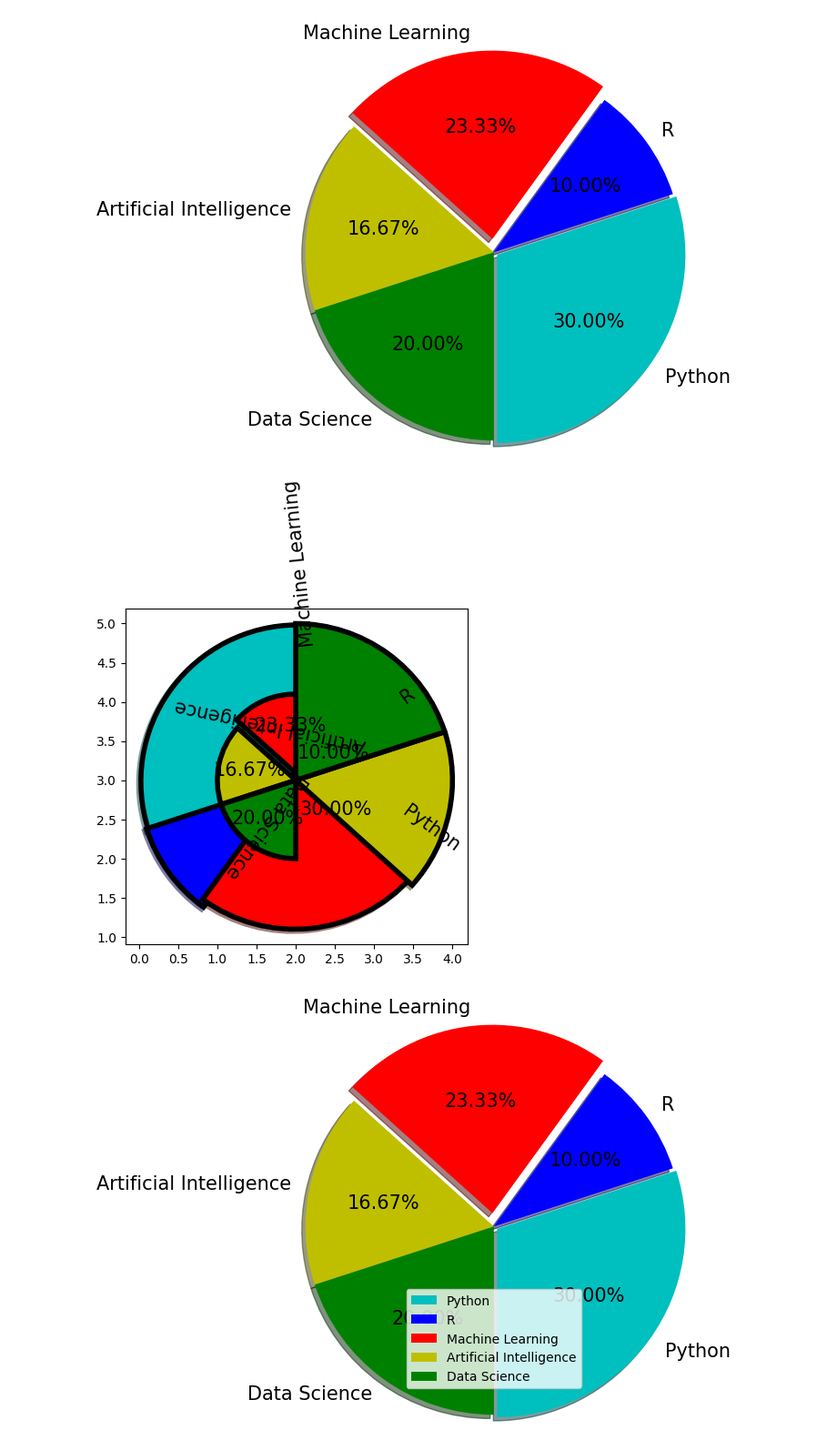
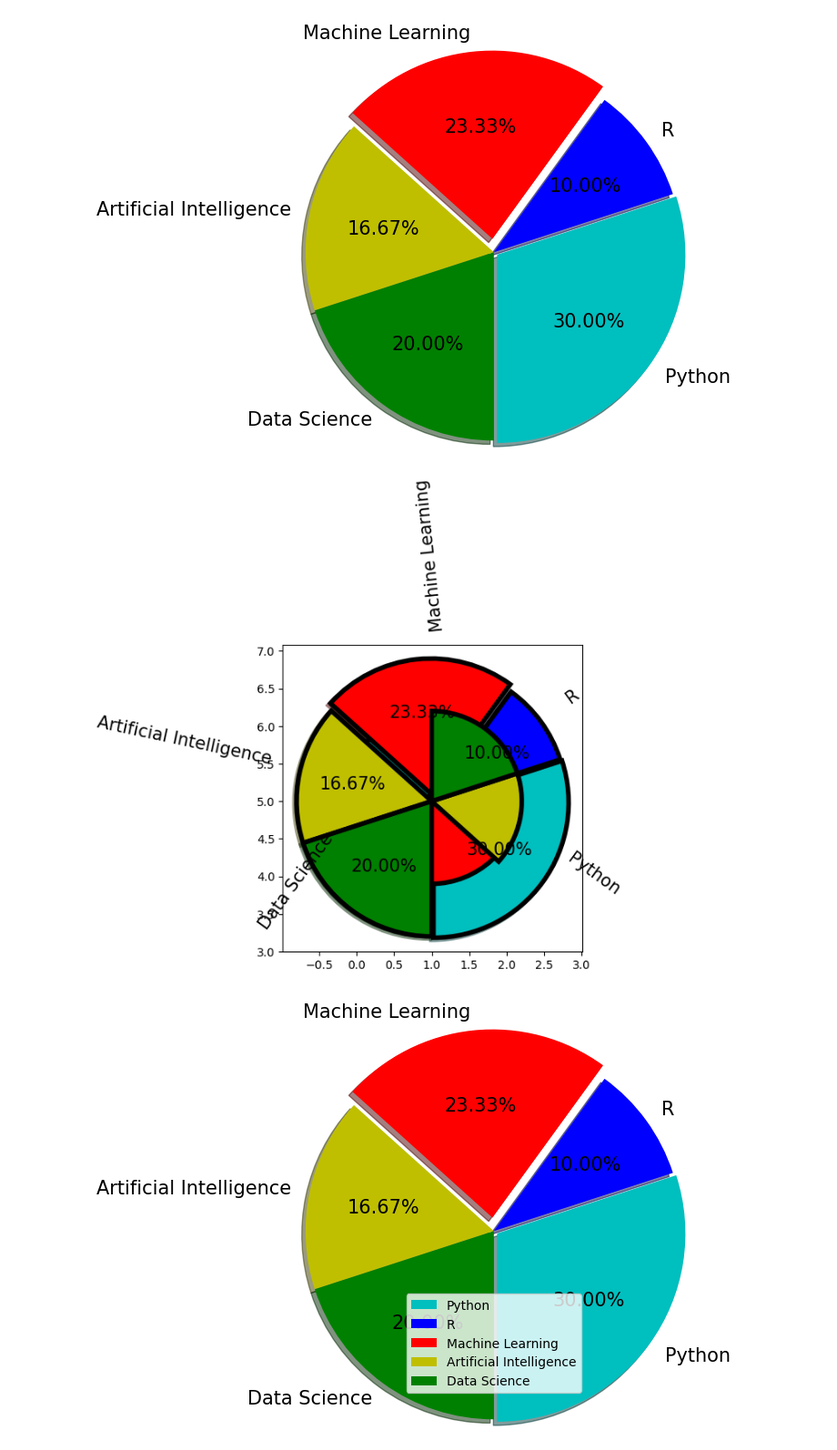
Before and after one commit to ajay-rathod-2001/Royal-Python, a Jupyter notebook: Royal Machine Learning/Matplotlib Files/PLoting Pie Chart_5.ipynb, the cells around one changed output. Shown at 91% size. Saved outputs shown, nothing was run; the diff lists cells and outputs as text; code cells hidden in the pictures.

```diff
--- a/Royal Machine Learning/Matplotlib Files/PLoting Pie Chart_5.ipynb
+++ b/Royal Machine Learning/Matplotlib Files/PLoting Pie Chart_5.ipynb
@@ -79,29 +79,29 @@ plt.show()
 # %% [output]
 [figure]
 # %%
-plt.Figure(figsize=(5,2))
+plt.Figure(figsize=(16,8))
 wedgeprops ={"linewidth": 4, "width":3, "edgecolor":"k"}
 plt.pie(
         cls1_studs,
         labels= classes,
         explode=explode,
         colors=colors,
         autopct="%0.2f%%",
         pctdistance= 0.6,
         shadow=True,
-        labeldistance= 1.6,
+        labeldistance= 1.2,
         startangle= 270,
-        radius= 1,
+        radius= 1.8,
         counterclock = True,
         wedgeprops = wedgeprops,
         textprops = textprops,
-        center =(2,3),
+        center =(1,5),
         frame=True,
         rotatelabels=True
 )
 plt.show()
 # %% [output]
-[figure, old version]
+[figure, new version]
 # %%
 cls1_studs = [45,15,35,25,30]
 explode =[0.03,0,0.1,0,0]
```
Also changed, not shown: 2 other files.
